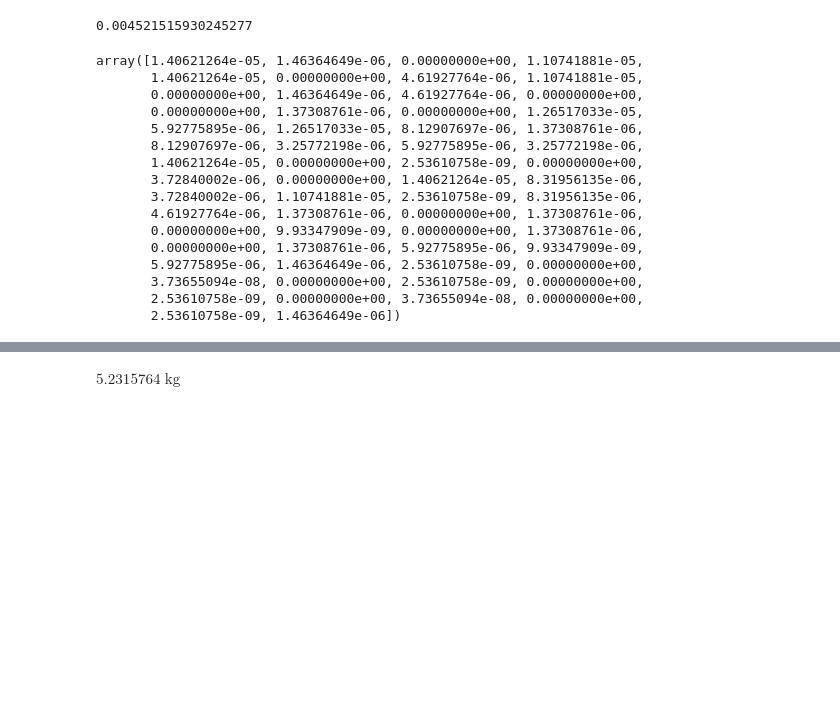
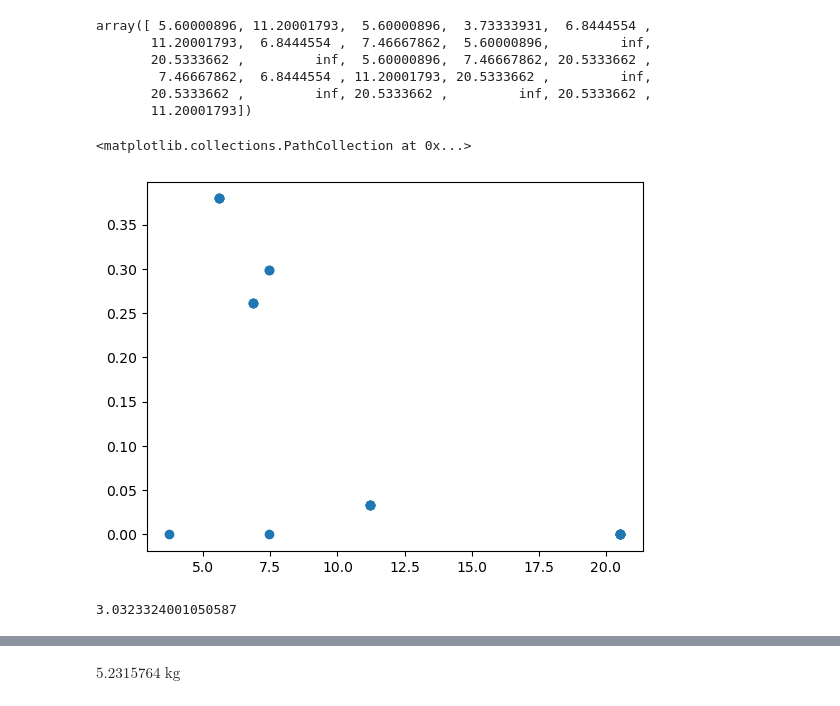
Before and after one commit to Taaseen-Islam-u7121940/Axion-Flux, a Jupyter notebook: Code/testing.ipynb, the cells around one changed output, grey strips where cells are left out. Saved outputs shown, nothing was run; the diff lists cells and outputs as text; code cells hidden in the pictures; blank space fills up the shorter version.

```diff
--- a/Code/testing.ipynb
+++ b/Code/testing.ipynb
@@ -53,7 +87,7 @@ E_0    = 1.103 #in keV
 diam = 110*unit.mm
 hgt = 250*unit.mm
 #vol = ((np.pi*(diam/2)**2*hgt).to(unit.AA**3)).value
-mass = 5*unit.t
+mass = 50*unit.kg
 vol = ((mass/(3.67*unit.g*(unit.cm)**(-3))).to(unit.AA**3)).value #Crystal volume, in AA^3
 #Make volume make the mass like 7kg
 vol_cell = 67.71 #In AA^3, from Dent paper
@@ -160,3 +135,39 @@ nt_constant = np.pi*(4*np.pi/137)*(g_ag*1e-6)**2*vol/(vol_cell**2) #in keV
 #Conversion factor of angstroms to cm missing somewhere
 #Absorption also looks like it's a huge deal (order -9 or so)
 final_dndt = nt_constant*np.sum(np.nan_to_num(final_summand)) #in s^(-1), 1e-16 converts angstroms and cm
+# %%
+coupling = 1.25e-10
+
+m_a = 0.01
+# %%
+
+
+hkl = np.array(make_hkl_double(max_h = 5,
+                               max_k = 5,
+                               max_l = 5))
+g_ag = coupling
+g_arr = (2*np.pi/a)*hkl #G vectors, in AA^(-1)
+mod2_g = mod2(g_arr) #Magnitude square of G vectors,
+FAq_Na = FA_qv2(mod2_g, Z=11)
+FAq_I  = FA_qv2(mod2_g, Z=53)
+ginv_array = 1/mod2_g
+ginv_replicant = np.stack((ginv_array, ginv_array,ginv_array), axis=1)
+ghat = g_arr*np.sqrt(ginv_replicant) # Correct
+gk = np.abs(gdotk_cart(hkl_to_cart(ghat), k/cart_mag(np.array(k)))) #correct
+
+
+sin2 = 4*gk**2*(1-gk**2)
+summand = ((FAq_Na+FAq_I)**2)*ginv_array*sin2*64 #*4 from S, *4 from form factor F
+
+E_arr = hbar_kevs*c_aas*np.sqrt(mod2_g)/(2*gk) #in keV
+#The infinities here are fine; they go to zero in the W function
+#W = w_func(E_arr, E1=1, E2=20, dVector=True, Delta = make_delta(E_arr)) #Delta from Simulation of BG report
+
+W = w_func(E_arr, E1=1, E2=50, dVector=False, Delta = 1) #Delta from Simulation of BG report
+
+dphi_de = primakoff_flux(E_arr, coupling=g_ag, m_a = m_a) + coalescence_flux(E_arr, coupling=g_ag, m_a = m_a)
+final_summand = W*dphi_de*1e-16*summand #1e-16 to cancel angstroms and cm squared
+nt_constant = np.pi*(g_ag*1e-6)**2*(hbar_kevs*c_aas)**3*vol/(vol_cell**2) #in keV
+#Conversion factor of angstroms to cm missing somewhere
+#Absorption also looks like it's a huge deal (order -9 or so)
+final_dndt = nt_constant*np.sum(final_summand) #in s^(-1), 1e-16 converts angstroms and cm
@@ -163,23 +184,18 @@ final_dndt = nt_constant*np.sum(np.nan_to_num(final_summand)) #in s^(-1), 1e-16
+# %%
+E_arr
+# %% [output]
+array([ 5.60000896, 11.20001793,  5.60000896,  3.73333931,  6.8444554 ,
+       11.20001793,  6.8444554 ,  7.46667862,  5.60000896,         inf,
+       20.5333662 ,         inf,  5.60000896,  7.46667862, 20.5333662 ,
+        7.46667862,  6.8444554 , 11.20001793, 20.5333662 ,         inf,
+       20.5333662 ,         inf, 20.5333662 ,         inf, 20.5333662 ,
+       11.20001793])
+# %%
+plt.scatter(E_arr, nt_constant*final_summand*s_in_y*3)
+# %% [output]
+<matplotlib.collections.PathCollection at 0x...>
+[figure, added]
 # %%
-final_dndt*s_in_y*10
+final_dndt*s_in_y*3
 # %% [output]
-0.004521515930245277
+3.0323324001050587
-# %%
-np.nan_to_num(final_summand)
-# %% [output]
-array([1.40621264e-05, 1.46364649e-06, 0.00000000e+00, 1.10741881e-05,
-       1.40621264e-05, 0.00000000e+00, 4.61927764e-06, 1.10741881e-05,
-       0.00000000e+00, 1.46364649e-06, 4.61927764e-06, 0.00000000e+00,
-       0.00000000e+00, 1.37308761e-06, 0.00000000e+00, 1.26517033e-05,
-       5.92775895e-06, 1.26517033e-05, 8.12907697e-06, 1.37308761e-06,
-       8.12907697e-06, 3.25772198e-06, 5.92775895e-06, 3.25772198e-06,
-       1.40621264e-05, 0.00000000e+00, 2.53610758e-09, 0.00000000e+00,
-       3.72840002e-06, 0.00000000e+00, 1.40621264e-05, 8.31956135e-06,
-       3.72840002e-06, 1.10741881e-05, 2.53610758e-09, 8.31956135e-06,
-       4.61927764e-06, 1.37308761e-06, 0.00000000e+00, 1.37308761e-06,
-       0.00000000e+00, 9.93347909e-09, 0.00000000e+00, 1.37308761e-06,
-       0.00000000e+00, 1.37308761e-06, 5.92775895e-06, 9.93347909e-09,
-       5.92775895e-06, 1.46364649e-06, 2.53610758e-09, 0.00000000e+00,
-       3.73655094e-08, 0.00000000e+00, 2.53610758e-09, 0.00000000e+00,
-       2.53610758e-09, 0.00000000e+00, 3.73655094e-08, 0.00000000e+00,
-       2.53610758e-09, 1.46364649e-06])
```
Also changed, not shown: parts of 15 cells of this notebook, 4 other files.
